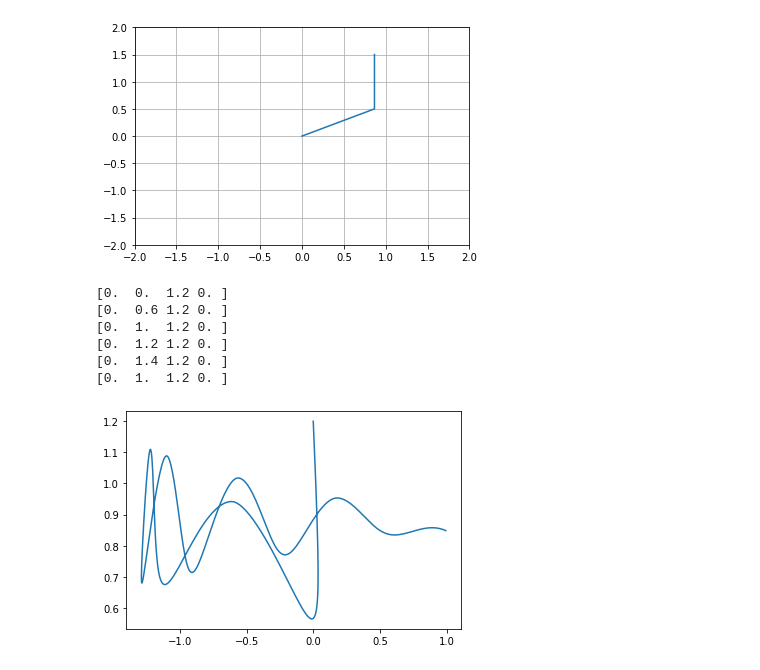
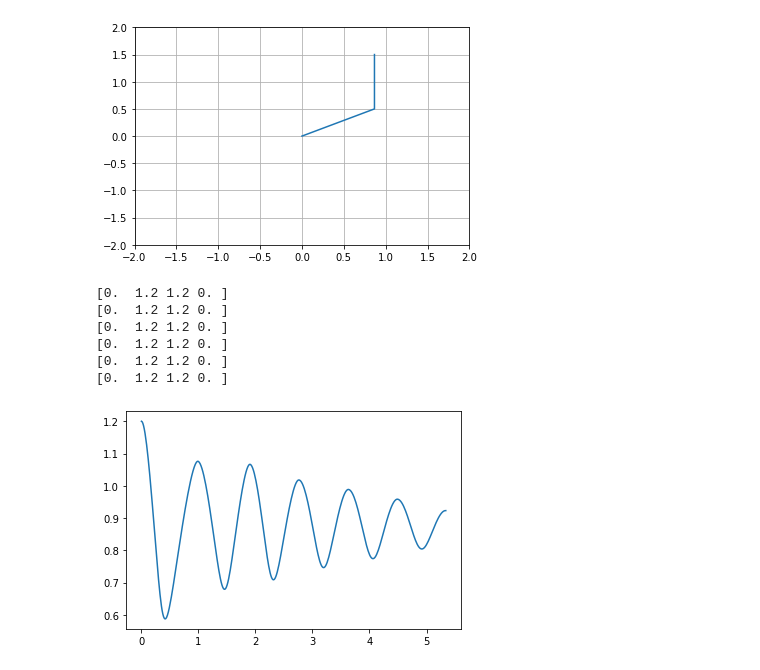
Before and after one commit to amit-420/legged_course, a Jupyter notebook: Legged_Module_2.ipynb, the cells around one changed output. Drawn from its saved outputs; the diff is of its cells as text; code cells hidden in the pictures.

```diff
--- a/Legged_Module_2.ipynb
+++ b/Legged_Module_2.ipynb
@@ -71,7 +71,7 @@ class Raiberthopper():
         self.g = 9.8
         self.theta = 10*(np.pi/180)
         self.x0 = 0
-        self.x0dot = np.array([0,0.6,1,1.2,1.4,1])
+        self.x0dot = np.array([1.2,1.2,1.2,1.2,1.2,1.2])
         self.y0 = 1.2
         self.y0dot = 0
         self.Xc = self.x0 + self.l0*np.sin(self.theta)
@@ -158,39 +158,39 @@ class Raiberthopper():
             z_temp = np.append(self.z,self.Xc)
 
             self.Z = np.append(self.Z,[z_temp],axis = 0)
         # print(self.Z)
         self.set_time(eq.t)
         self.set_z0(i)
         self.set_theta(self.Z[-1][1])
 
     def do_hopping(self,steps):
         self.set_time(0)
         self.onestep(self.z0,0)
         for i in range(1,steps):
 
             self.onestep(self.Z[-1][0:4],i)
 
 
 h1 = Raiberthopper()
 h1.do_hopping(steps=6)
 t = np.linspace(1,len(h1.Z),len(h1.Z))
 
 plt.plot(h1.Z[:,0],h1.Z[:,2])
 # plt.plot(t,h1.Z[:,3])
 # plt.plot(t,h1.Z[:,4])
 # plt.plot(t,h1.Z[:,1])
 # plt.plot(t,np.array([0 for i in range(len(t))]))
 # plt.xlim(0,6)
 # plt.ylim(0,1.3)
 plt.show()
 # %% [output]
-[0.  0.  1.2 0. ]
-[0.  0.6 1.2 0. ]
-[0.  1.  1.2 0. ]
 [0.  1.2 1.2 0. ]
-[0.  1.4 1.2 0. ]
-[0.  1.  1.2 0. ]
+[0.  1.2 1.2 0. ]
+[0.  1.2 1.2 0. ]
+[0.  1.2 1.2 0. ]
+[0.  1.2 1.2 0. ]
+[0.  1.2 1.2 0. ]
-[figure, old version]
+[figure, new version]
 # %%
 class save_animation(Raiberthopper):
     def __init__(self,x,y,xc):
```
Also changed, not shown: parts of 2 cells of this notebook, 4 other files.
